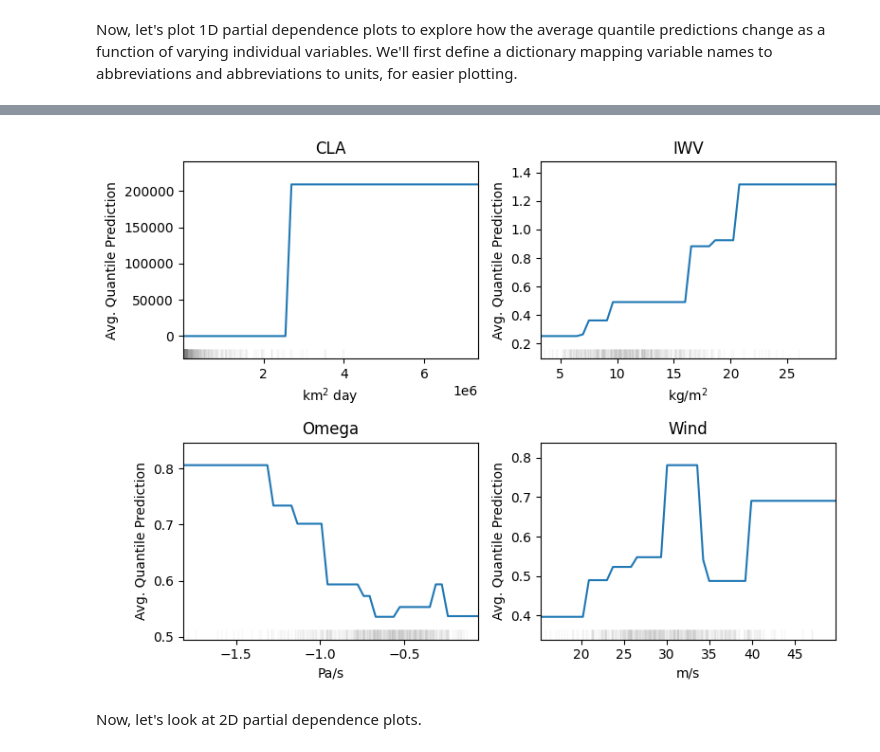
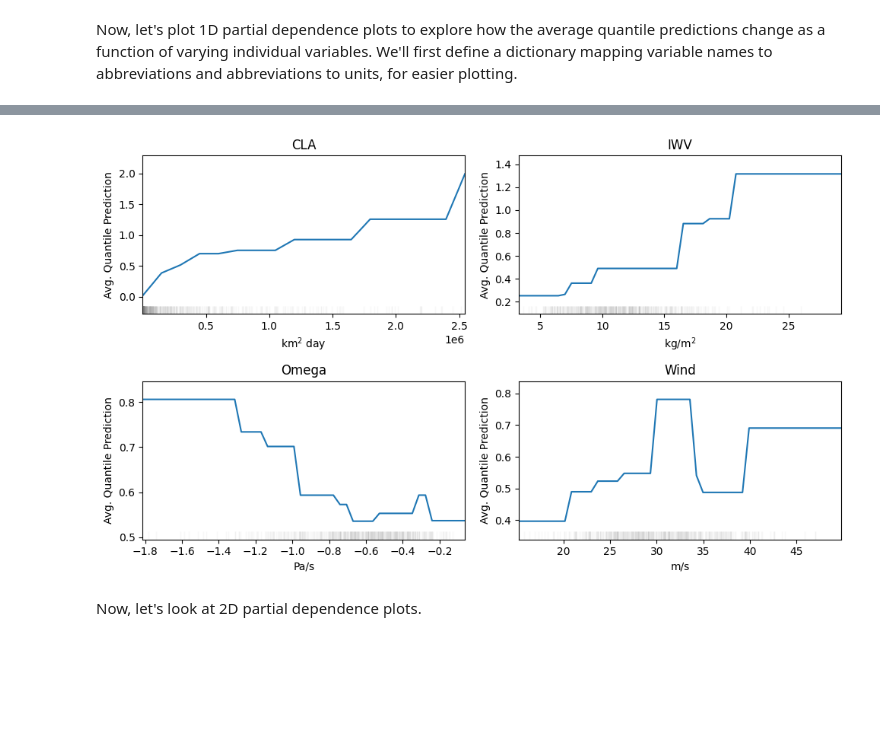
Before and after one commit to jbbutler/extreme_antarctic_ARs, a Jupyter notebook: notebooks/extreme_modelling_results.ipynb, the cells around one changed output, grey strips where cells are left out. Cells and saved outputs as stored; diff of their text form; code cells hidden in the pictures; blank space fills up the shorter version.

```diff
--- a/notebooks/extreme_modelling_results.ipynb
+++ b/notebooks/extreme_modelling_results.ipynb
@@ -105,0 +109,35 @@ plt.tight_layout()
+# %%
+pdp_1D_dir = load_path / 'pdp_1D'
+snow_files = sorted(pdp_1D_dir.glob('*snow.csv'))
+
+n = len(snow_files)
+ncols = 2
+nrows = int(np.ceil(n / ncols))
+
+fig, axs = plt.subplots(nrows, ncols, figsize=(5*ncols, 3*nrows))
+axs = np.atleast_1d(axs).flatten()
+
+for ax, fpath in zip(axs, snow_files):
+    df = pd.read_csv(fpath)
+
+    if 'cumulative_landfalling_area' in df.columns or 'max_south_extent' in df.columns:
+        df = df.loc[df.Q <= 100]
+
+    # the grid column is whatever isn't 'Q' (ignore any saved index column)
+    var = next(c for c in df.columns if c != 'Q' and not c.startswith('Unnamed'))
+
+    # grab variable name abbreviation and units for labelling
+    abbv = ABBV_DICT[var]
+    units = UNITS_DICT[var]
+
+    df = df.sort_values(var)  # ensure the line plots left-to-right
+
+    plot_pdp_1d(grid=df[var], pdp_vals=df['Q'], ax=ax, title=abbv, feature_values=X_full_snow[var],
+                xlabel=units, ylabel='Avg. Quantile Prediction', rug=True);
+
+# hide any leftover empty axes (e.g. if n isn't a multiple of ncols)
+for ax in axs[n:]:
+    ax.axis('off')
+
+plt.tight_layout()
+plt.savefig('../outputs/plots/extreme_snow_1D_pdp_full_filtered.png', dpi=300)
@@ -107,35 +147,39 @@ plt.tight_layout()
 wanted = ['cumulative_landfalling_area',
           'max_IWV_ais',
           'avg_landfalling_minomega',
           'max_landfalling_v850hPa']
 
 snow_files = [pdp_1D_dir / f'{v}_995_snow.csv' for v in wanted]
 
-fig, axs = plt.subplots(2, 2, figsize=(8, 6))
+fig, axs = plt.subplots(2, 2, figsize=(10, 6))
 axs = np.atleast_1d(axs).flatten()
 
 for ax, fpath in zip(axs, snow_files):
     df = pd.read_csv(fpath)
+
+    if 'cumulative_landfalling_area' in df.columns:
+        df = df.loc[df.Q <= 100]
 
     # the grid column is whatever isn't 'Q' (ignore any saved index column)
     var = next(c for c in df.columns if c != 'Q' and not c.startswith('Unnamed'))
 
     # grab variable name abbreviation and units for labelling
     abbv = ABBV_DICT[var]
     units = UNITS_DICT[var]
 
     df = df.sort_values(var)  # ensure the line plots left-to-right
 
     plot_pdp_1d(grid=df[var], pdp_vals=df['Q'], ax=ax, title=abbv, feature_values=X_full_snow[var],
                 xlabel=units, ylabel='Avg. Quantile Prediction', rug=True);
 
 # hide any leftover empty axes (e.g. if n isn't a multiple of ncols)
 for ax in axs[n:]:
     ax.axis('off')
 
 plt.tight_layout()
+plt.savefig('../outputs/plots/extreme_snow_1D_pdp_subset_filtered.png', dpi=300)
 # %% [output]
-[figure, old version]
+[figure, new version]
 # %% [markdown]
 Now, let's look at 2D partial dependence plots.
 # %%
```
Also changed, not shown: parts of 24 cells of this notebook, 10 other files.
